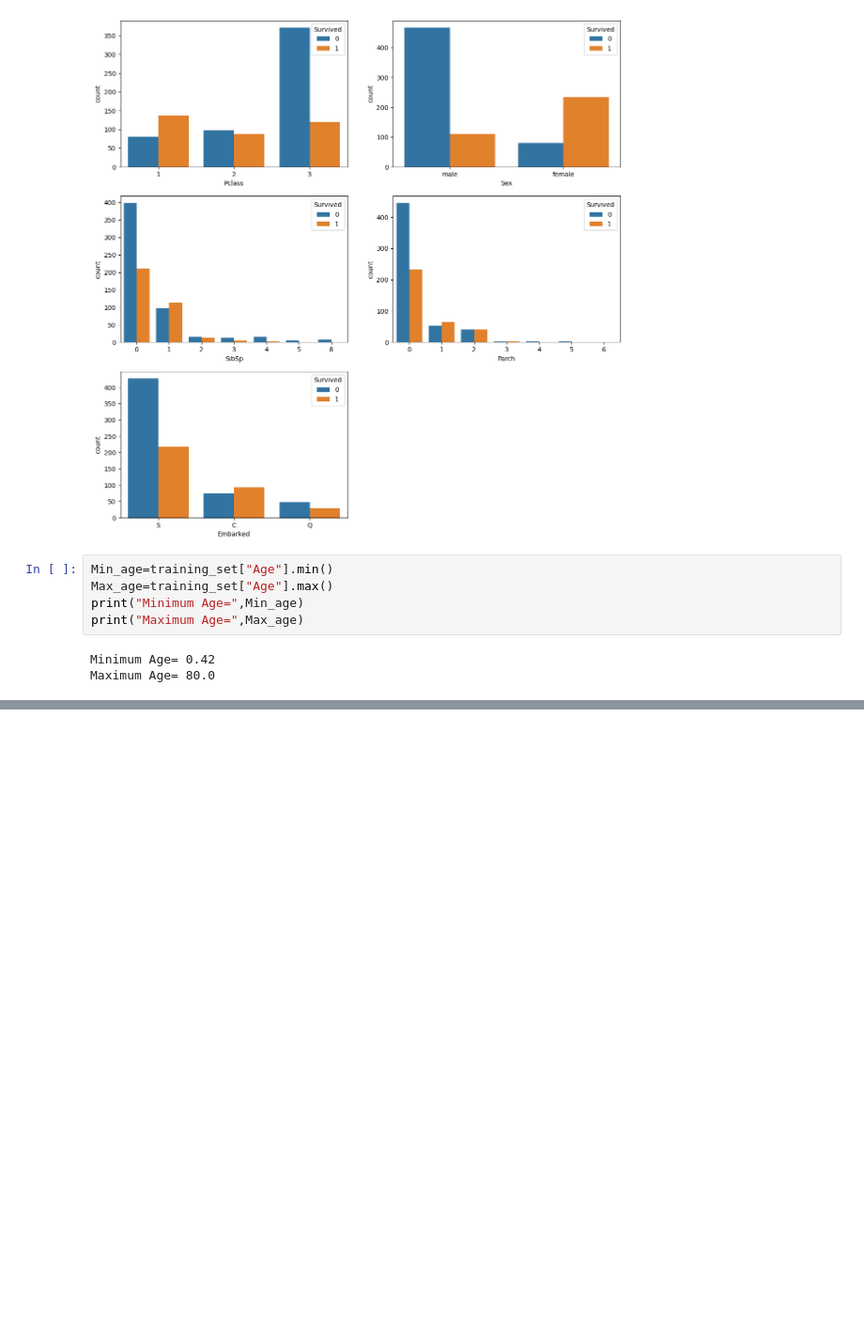
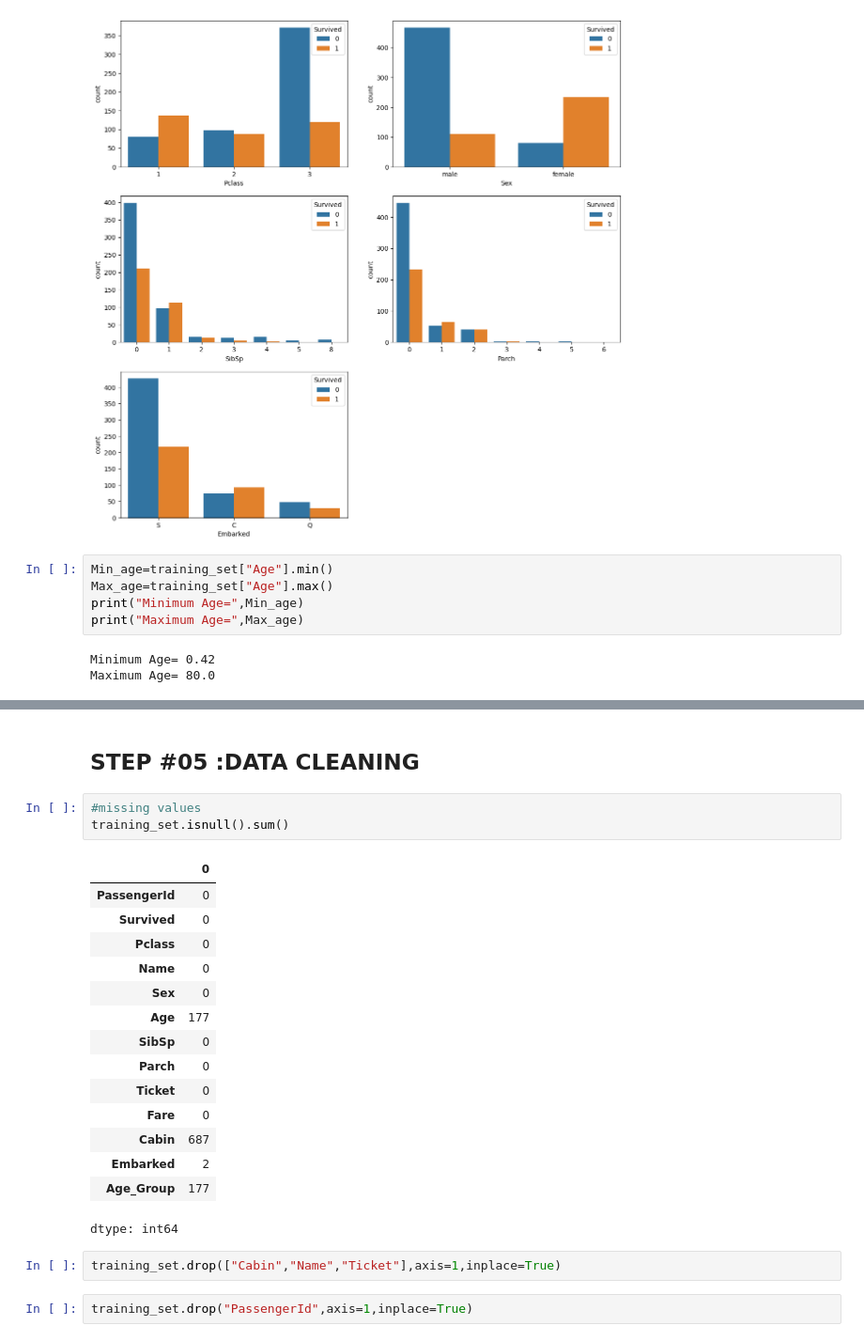
Before and after one commit to malavika-aiml/MLPROJECT, a Jupyter notebook: LogisticRegression.ipynb, the cells around one changed output, grey strips where cells are left out. Shown at 94% size. Drawn from its saved outputs; the diff is of its cells as text; blank space fills up the shorter version.

```diff
--- a/LogisticRegression.ipynb
+++ b/LogisticRegression.ipynb
@@ -120,0 +179,25 @@ training_set["Age_Group"] = pd.cut(training_set["Age"], bins=bins, labels=labels
+# %% [markdown]
+<H2>STEP #05 :DATA CLEANING</H2>
+# %%
+#missing values
+training_set.isnull().sum()
+# %% [output]
+|  | 0 |
+| PassengerId | 0 |
+| Survived | 0 |
+| Pclass | 0 |
+| Name | 0 |
+| Sex | 0 |
+| Age | 177 |
+| SibSp | 0 |
+| Parch | 0 |
+| Ticket | 0 |
+| Fare | 0 |
+| Cabin | 687 |
+| Embarked | 2 |
+| Age_Group | 177 |
+dtype: int64
+# %%
+training_set.drop(["Cabin","Name","Ticket"],axis=1,inplace=True)
+# %%
+training_set.drop("PassengerId",axis=1,inplace=True)
```
Also changed, not shown: parts of 5 cells of this notebook.
